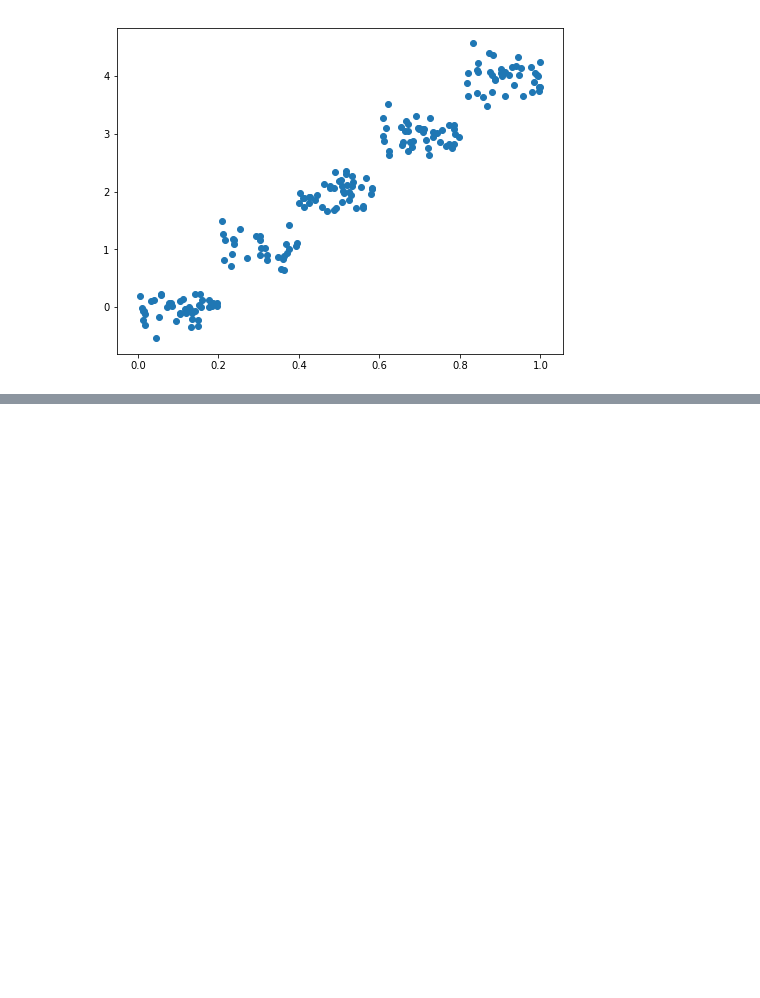
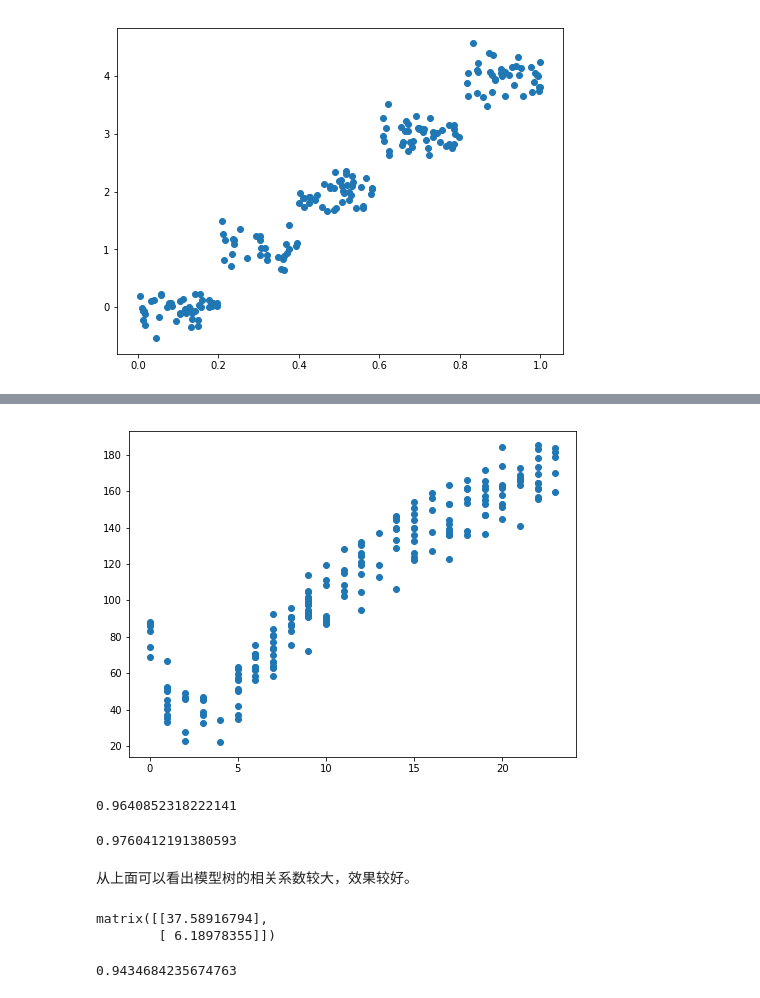
Before and after one commit to ViperBling/MLiA_Python3, a Jupyter notebook: Ch09/Tree-basedRegression.ipynb, the cells around one changed output, grey strips where cells are left out. Drawn from its saved outputs; the diff is of its cells as text; code cells hidden in the pictures; blank space fills up the shorter version.

```diff
--- a/Ch09/Tree-basedRegression.ipynb
+++ b/Ch09/Tree-basedRegression.ipynb
@@ -182,0 +445,39 @@ plt.show()
+# %%
+# 读取数据并绘制图像
+trainMat = np.mat(loadDataSet('bikeSpeedVsIq_train.txt'))
+testMat = np.mat(loadDataSet('bikeSpeedVsIq_test.txt'))
+plt.figure(figsize=(8, 6))
+plt.scatter(np.array(trainMat[:, 0]), np.array(trainMat[:, 1]))
+plt.show()
+# %% [output]
+[figure, added]
+# %%
+# 创建一棵回归树
+myTree = createTree(trainMat, ops=(1, 20))
+yHat = createForeCast(myTree, testMat[:, 0])
+# corrcoef计算相关系数矩阵， 可以看到两者的相关程度，就是R^2值
+np.corrcoef(yHat, testMat[:, 1], rowvar=0)[0, 1]
+# %% [output]
+0.9640852318222141
+# %%
+# 创建一棵模型树
+myTree = createTree(trainMat, modelLeaf, modelErr, (1, 20))
+yHat = createForeCast(myTree, testMat[:, 0], modelTreeEval)
+np.corrcoef(yHat, testMat[:, 1], rowvar=0)[0, 1]
+# %% [output]
+0.9760412191380593
+# %% [markdown]
+从上面可以看出模型树的相关系数较大，效果较好。
+# %%
+# 简单线性回归
+ws, X, Y = linearSolve(trainMat)
+ws
+# %% [output]
+matrix([[37.58916794],
+        [ 6.18978355]])
+# %%
+for i in range(testMat.shape[0]):
+    yHat[i] = testMat[i, 0] * ws[1, 0] + ws[0, 0]
+np.corrcoef(yHat, testMat[:, 1], rowvar=0)[0, 1]
+# %% [output]
+0.9434684235674763
```
Also changed, not shown: parts of 28 cells of this notebook, 1 other file.
